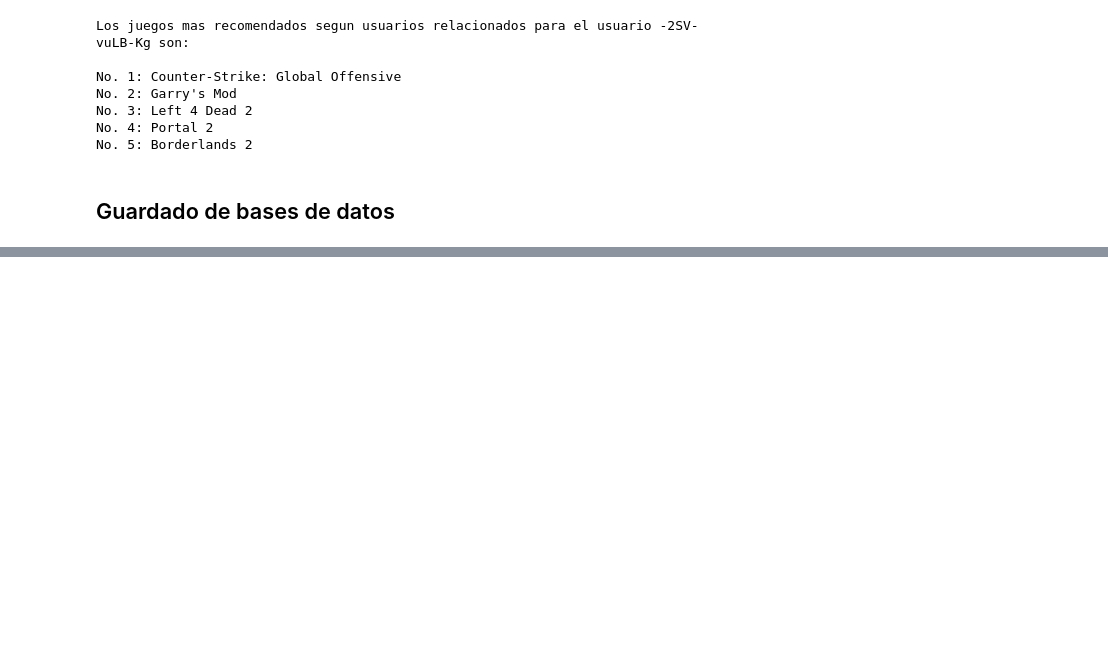
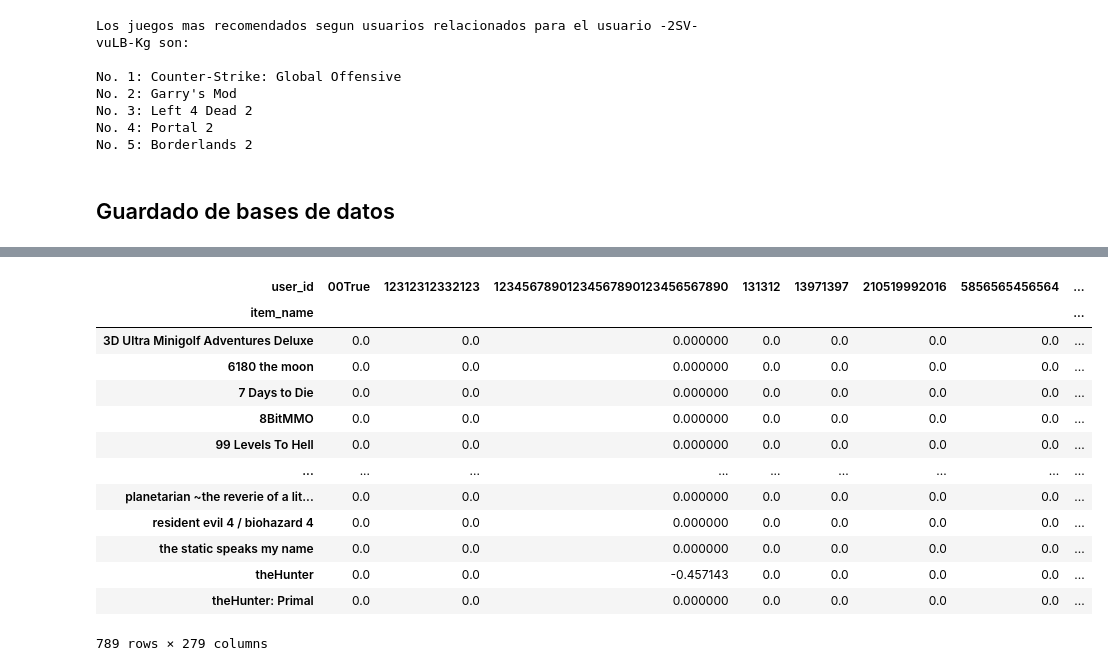
Before and after one commit to pedrofranke/Modelo_Recomendacion_SteamGames, a Jupyter notebook: IPYNB/06_Modelo_Recomendacion.ipynb, the cells around one changed output, grey strips where cells are left out. Saved outputs shown, nothing was run; the diff lists cells and outputs as text; code cells hidden in the pictures; blank space fills up the shorter version.

```diff
--- a/IPYNB/06_Modelo_Recomendacion.ipynb
+++ b/IPYNB/06_Modelo_Recomendacion.ipynb
@@ -222,0 +229,3 @@ item_sim_df.to_parquet('Datasets/parquet/Recomendacion/Final/item_sim_df.parquet
+# %%
+df_puntaje_red = pd.read_parquet('../Datasets/parquet/Recomendacion/recomendacion_red.parquet')
+df_puntaje_red.head()
@@ -222,0 +239,22 @@ item_sim_df.to_parquet('Datasets/parquet/Recomendacion/Final/item_sim_df.parquet
+# %%
+user_ratings_matrix_red = df_puntaje_red.pivot(index='user_id', columns='item_name', values='puntaje')
+user_ratings_matrix_red = user_ratings_matrix_red.apply(lambda x: (x-np.mean(x))/(np.max(x)-np.min(x)), axis=1)
+user_ratings_matrix_red.fillna(0, inplace=True)
+user_ratings_matrix_red = user_ratings_matrix_red.T
+user_ratings_matrix_red = user_ratings_matrix_red.loc[:, (user_ratings_matrix_red != 0).any(axis=0)]
+user_ratings_matrix_red
+# %% [output]
+| user_id | 00True | 12312312332123 | 12345678901234567890123456567890 | 131312 | 13971397 | 210519992016 | 5856565456564 | ... |
+| item_name |  |  |  |  |  |  |  | ... |
+| 3D Ultra Minigolf Adventures Deluxe | 0.0 | 0.0 | 0.000000 | 0.0 | 0.0 | 0.0 | 0.0 | ... |
+| 6180 the moon | 0.0 | 0.0 | 0.000000 | 0.0 | 0.0 | 0.0 | 0.0 | ... |
+| 7 Days to Die | 0.0 | 0.0 | 0.000000 | 0.0 | 0.0 | 0.0 | 0.0 | ... |
+| 8BitMMO | 0.0 | 0.0 | 0.000000 | 0.0 | 0.0 | 0.0 | 0.0 | ... |
+| 99 Levels To Hell | 0.0 | 0.0 | 0.000000 | 0.0 | 0.0 | 0.0 | 0.0 | ... |
+| ... | ... | ... | ... | ... | ... | ... | ... | ... |
+| planetarian ~the reverie of a lit... | 0.0 | 0.0 | 0.000000 | 0.0 | 0.0 | 0.0 | 0.0 | ... |
+| resident evil 4 / biohazard 4 | 0.0 | 0.0 | 0.000000 | 0.0 | 0.0 | 0.0 | 0.0 | ... |
+| the static speaks my name | 0.0 | 0.0 | 0.000000 | 0.0 | 0.0 | 0.0 | 0.0 | ... |
+| theHunter | 0.0 | 0.0 | -0.457143 | 0.0 | 0.0 | 0.0 | 0.0 | ... |
+| theHunter: Primal | 0.0 | 0.0 | 0.000000 | 0.0 | 0.0 | 0.0 | 0.0 | ... |
+789 rows × 279 columns
```
Also changed, not shown: parts of 12 cells of this notebook, 15 other files.
